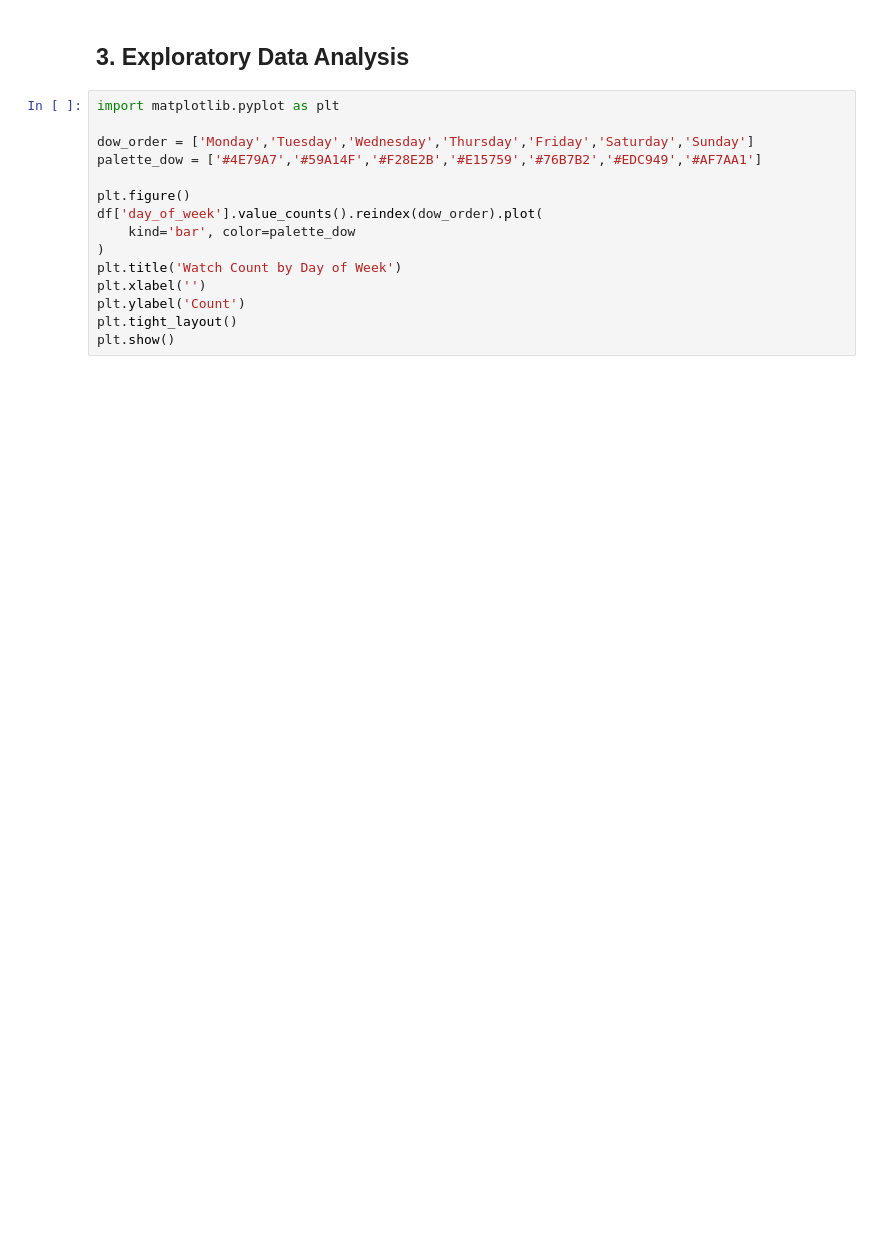
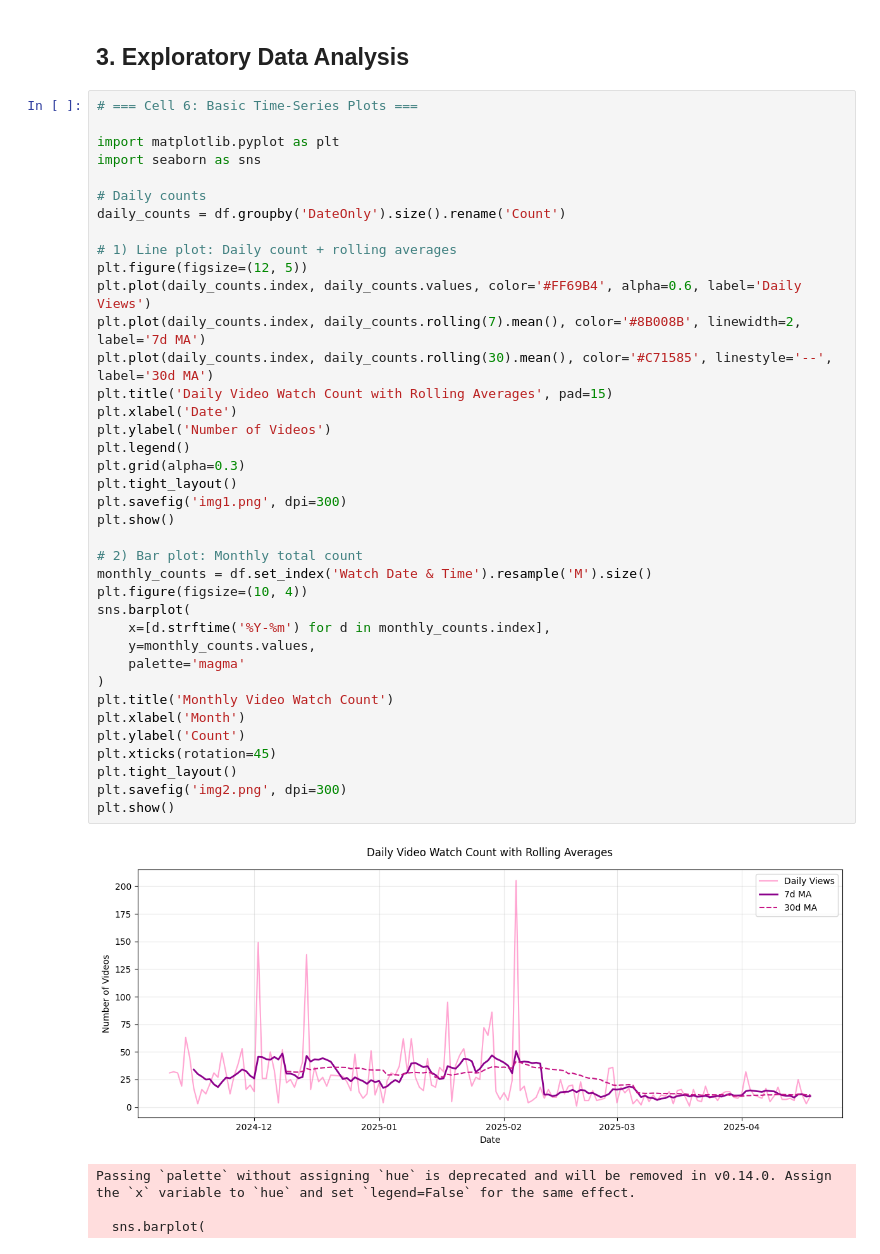
Before and after one commit to elifsudeyanar/Elif-Sude-DSA210, a Jupyter notebook: youtube_analysis_visuals.ipynb, the cells around one changed output. Cells and saved outputs as stored; diff of their text form; blank space fills up the shorter version.

```diff
--- a/youtube_analysis_visuals.ipynb
+++ b/youtube_analysis_visuals.ipynb
@@ -61,17 +193,45 @@ df.head()
 # %% [markdown]
 ## 3. Exploratory Data Analysis
 # %%
+# === Cell 6: Basic Time‐Series Plots ===
+
 import matplotlib.pyplot as plt
+import seaborn as sns
 
-dow_order = ['Monday','Tuesday','Wednesday','Thursday','Friday','Saturday','Sunday']
-palette_dow = ['#4E79A7','#59A14F','#F28E2B','#E15759','#76B7B2','#EDC949','#AF7AA1']
+# Daily counts
+daily_counts = df.groupby('DateOnly').size().rename('Count')
 
-plt.figure()
-df['day_of_week'].value_counts().reindex(dow_order).plot(
-    kind='bar', color=palette_dow
+# 1) Line plot: Daily count + rolling averages
+plt.figure(figsize=(12, 5))
+plt.plot(daily_counts.index, daily_counts.values, color='#FF69B4', alpha=0.6, label='Daily Views')
+plt.plot(daily_counts.index, daily_counts.rolling(7).mean(), color='#8B008B', linewidth=2, label='7d MA')
+plt.plot(daily_counts.index, daily_counts.rolling(30).mean(), color='#C71585', linestyle='--', label='30d MA')
+plt.title('Daily Video Watch Count with Rolling Averages', pad=15)
+plt.xlabel('Date')
+plt.ylabel('Number of Videos')
+plt.legend()
+plt.grid(alpha=0.3)
+plt.tight_layout()
+plt.savefig('img1.png', dpi=300)
+plt.show()
+
+# 2) Bar plot: Monthly total count
+monthly_counts = df.set_index('Watch Date & Time').resample('M').size()
+plt.figure(figsize=(10, 4))
+sns.barplot(
+    x=[d.strftime('%Y-%m') for d in monthly_counts.index],
+    y=monthly_counts.values,
+    palette='magma'
 )
-plt.title('Watch Count by Day of Week')
-plt.xlabel('')
+plt.title('Monthly Video Watch Count')
+plt.xlabel('Month')
 plt.ylabel('Count')
+plt.xticks(rotation=45)
 plt.tight_layout()
+plt.savefig('img2.png', dpi=300)
 plt.show()
+# %% [output]
+[figure, added]
+Passing `palette` without assigning `hue` is deprecated and will be removed in v0.14.0. Assign the `x` variable to `hue` and set `legend=False` for the same effect.
+
+  sns.barplot(
```
Also changed, not shown: parts of 23 cells of this notebook.
